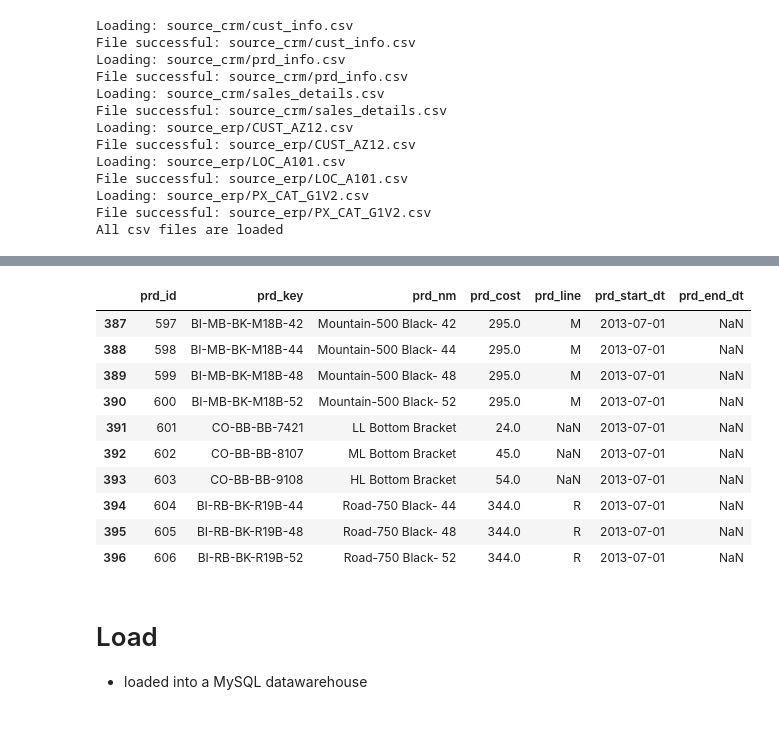
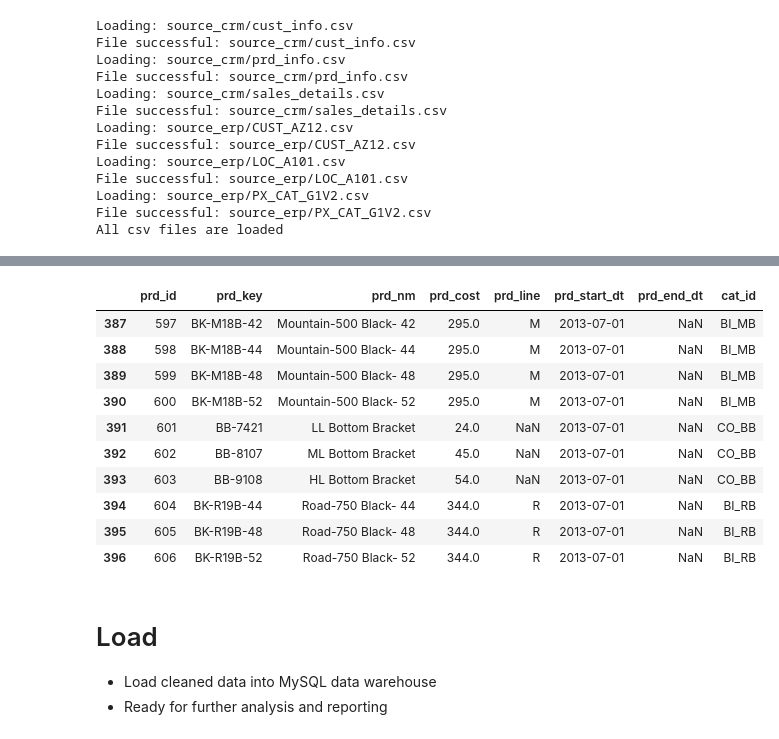
Before and after one commit to yezaw-zafki/Python-Portfolios, a Jupyter notebook: ETL.ipynb, the cells around one changed output, grey strips where cells are left out. Drawn from its saved outputs; the diff is of its cells as text; code cells hidden in the pictures.

```diff
--- a/ETL.ipynb
+++ b/ETL.ipynb
@@ -158,6 +249,2 @@ df_customer = clean_customer_data(crm_cust_info)
 # %%
-# crm_prd_info transformation
-df= crm_prd_info
-# drop unnecessary
-df=df.drop_duplicates()
-df=df.dropna(subset=["prd_id","prd_key"])
+df_product = clean_product_data(crm_prd_info)
@@ -209,17 +318,20 @@ df.head(10)
 # %%
-df.tail(10)
+# Display last 10 rows of product data
+print("Last 10 rows of product data:")
+df_product.tail(10)
 # %% [output]
-|  | prd_id | prd_key | prd_nm | prd_cost | prd_line | prd_start_dt | prd_end_dt |
-| 387 | 597 | BI-MB-BK-M18B-42 | Mountain-500 Black- 42 | 295.0 | M | 2013-07-01 | NaN |
-| 388 | 598 | BI-MB-BK-M18B-44 | Mountain-500 Black- 44 | 295.0 | M | 2013-07-01 | NaN |
-| 389 | 599 | BI-MB-BK-M18B-48 | Mountain-500 Black- 48 | 295.0 | M | 2013-07-01 | NaN |
-| 390 | 600 | BI-MB-BK-M18B-52 | Mountain-500 Black- 52 | 295.0 | M | 2013-07-01 | NaN |
-| 391 | 601 | CO-BB-BB-7421 | LL Bottom Bracket | 24.0 | NaN | 2013-07-01 | NaN |
-| 392 | 602 | CO-BB-BB-8107 | ML Bottom Bracket | 45.0 | NaN | 2013-07-01 | NaN |
-| 393 | 603 | CO-BB-BB-9108 | HL Bottom Bracket | 54.0 | NaN | 2013-07-01 | NaN |
-| 394 | 604 | BI-RB-BK-R19B-44 | Road-750 Black- 44 | 344.0 | R | 2013-07-01 | NaN |
-| 395 | 605 | BI-RB-BK-R19B-48 | Road-750 Black- 48 | 344.0 | R | 2013-07-01 | NaN |
-| 396 | 606 | BI-RB-BK-R19B-52 | Road-750 Black- 52 | 344.0 | R | 2013-07-01 | NaN |
+|  | prd_id | prd_key | prd_nm | prd_cost | prd_line | prd_start_dt | prd_end_dt | cat_id |
+| 387 | 597 | BK-M18B-42 | Mountain-500 Black- 42 | 295.0 | M | 2013-07-01 | NaN | BI_MB |
+| 388 | 598 | BK-M18B-44 | Mountain-500 Black- 44 | 295.0 | M | 2013-07-01 | NaN | BI_MB |
+| 389 | 599 | BK-M18B-48 | Mountain-500 Black- 48 | 295.0 | M | 2013-07-01 | NaN | BI_MB |
+| 390 | 600 | BK-M18B-52 | Mountain-500 Black- 52 | 295.0 | M | 2013-07-01 | NaN | BI_MB |
+| 391 | 601 | BB-7421 | LL Bottom Bracket | 24.0 | NaN | 2013-07-01 | NaN | CO_BB |
+| 392 | 602 | BB-8107 | ML Bottom Bracket | 45.0 | NaN | 2013-07-01 | NaN | CO_BB |
+| 393 | 603 | BB-9108 | HL Bottom Bracket | 54.0 | NaN | 2013-07-01 | NaN | CO_BB |
+| 394 | 604 | BK-R19B-44 | Road-750 Black- 44 | 344.0 | R | 2013-07-01 | NaN | BI_RB |
+| 395 | 605 | BK-R19B-48 | Road-750 Black- 48 | 344.0 | R | 2013-07-01 | NaN | BI_RB |
+| 396 | 606 | BK-R19B-52 | Road-750 Black- 52 | 344.0 | R | 2013-07-01 | NaN | BI_RB |
 # %% [markdown]
 # Load
-- loaded into a MySQL datawarehouse
+- Load cleaned data into MySQL data warehouse
+- Ready for further analysis and reporting
```
Also changed, not shown: parts of 12 cells of this notebook.
